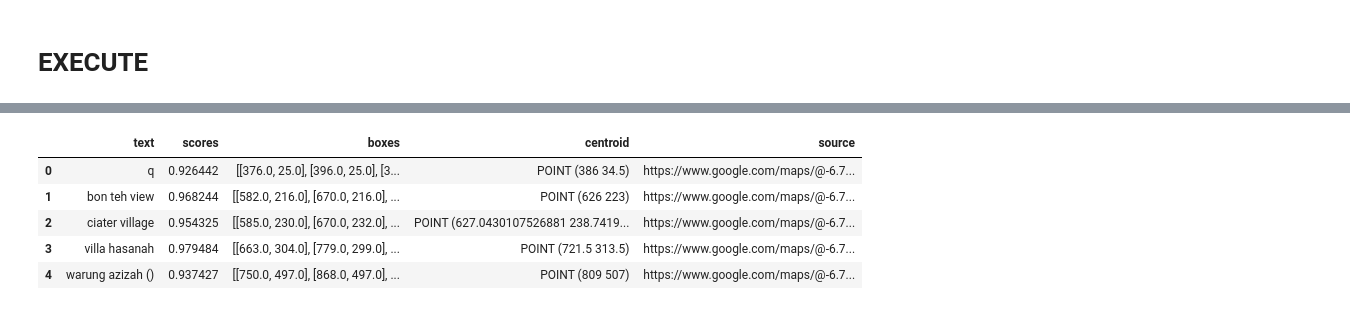
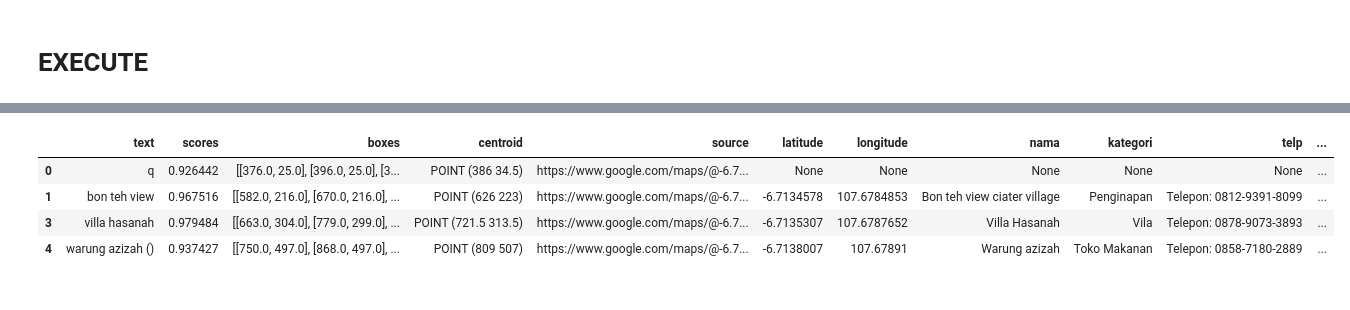
Before and after one commit to dwippu/Replikasi-Projek_SNAPWangi, a Jupyter notebook: code.ipynb, the cells around one changed output, grey strips where cells are left out. Cells and saved outputs as stored; diff of their text form; code cells hidden in the pictures.

```diff
--- a/code.ipynb
+++ b/code.ipynb
@@ -188,7 +191,7 @@ def save_image_with_boxes(image_path, boxes, save_to:str):
 # %%
 def cleaning_text(df_text):
 
-    exclude_list = ["disimpan", "disimpar", "i", "google", "atm", "museum", "an atm", "hotel", "googl", "rekomendasi aktivitas", "transportasi umum", "itn atm", "area ini", "terbaru", "login", "+", "y1 restoran", "restoran", "apotek", "telusuri google maps", "tidak ada info lalu lintas", "lapisan", "lapisar"]
+    exclude_list = ["disimpan", "disimpar", "i", "google", "atm", "museum", "an atm", "hotel", "googl", "rekomendasi aktivitas", "transportasi umum", "itn atm", "area ini", "terbaru", "login", "+", "y1 restoran", "restoran", "apotek", "telusuri google maps", "tidak ada info lalu lintas", "lapisan", "lapisar", "lapisa"]
     exclude_specified_position = [Point(1799, 30), Point(35,37), Point(35,112.5), Point(33,184), Point(1885,809), Point(1858,31), Point(549,36), Point(644,36)]
     df_text["text"] = df_text["text"].str.lower()
     df_text["text"] = df_text["text"].str.strip()
@@ -234,7 +237,7 @@ def get_point_coor(link):
     return tag.split("!4d")
 # %%
 def add_column(df):
-    col = ["latitude", "longitude", "nama", "kategori", "telp", "alamat", "website", "email", "last_review", "date_last_review"]
+    col = ["latitude", "longitude", "nama", "kategori", "telp", "alamat", "website", "last_review", "date_last_review", "last_review_rating"]
     for i in col:
         if i not in df.columns:
             df[f"{i}"] = None
@@ -390,10 +428,9 @@ driver.quit()
 [figure]
-# %%
-(clean_result)
-# %% [output]
-|  | text | scores | boxes | centroid | source |
-| 0 | q | 0.926442 | [[376.0, 25.0], [396.0, 25.0], [3... | POINT (386 34.5) | https://www.google.com/maps/@-6.7... |
-| 1 | bon teh view | 0.968244 | [[582.0, 216.0], [670.0, 216.0], ... | POINT (626 223) | https://www.google.com/maps/@-6.7... |
-| 2 | ciater village | 0.954325 | [[585.0, 230.0], [670.0, 232.0], ... | POINT (627.0430107526881 238.7419... | https://www.google.com/maps/@-6.7... |
-| 3 | villa hasanah | 0.979484 | [[663.0, 304.0], [779.0, 299.0], ... | POINT (721.5 313.5) | https://www.google.com/maps/@-6.7... |
-| 4 | warung azizah () | 0.937427 | [[750.0, 497.0], [868.0, 497.0], ... | POINT (809 507) | https://www.google.com/maps/@-6.7... |
+# %%
+df_result
+# %% [output]
+|  | text | scores | boxes | centroid | source | latitude | longitude | nama | kategori | telp | ... |
+| 0 | q | 0.926442 | [[376.0, 25.0], [396.0, 25.0], [3... | POINT (386 34.5) | https://www.google.com/maps/@-6.7... | None | None | None | None | None | ... |
+| 1 | bon teh view | 0.967516 | [[582.0, 216.0], [670.0, 216.0], ... | POINT (626 223) | https://www.google.com/maps/@-6.7... | -6.7134578 | 107.6784853 | Bon teh view ciater village | Penginapan | Telepon: 0812-9391-8099 | ... |
+| 3 | villa hasanah | 0.979484 | [[663.0, 304.0], [779.0, 299.0], ... | POINT (721.5 313.5) | https://www.google.com/maps/@-6.7... | -6.7135307 | 107.6787652 | Villa Hasanah | Vila | Telepon: 0878-9073-3893 | ... |
+| 4 | warung azizah () | 0.937427 | [[750.0, 497.0], [868.0, 497.0], ... | POINT (809 507) | https://www.google.com/maps/@-6.7... | -6.7138007 | 107.67891 | Warung azizah | Toko Makanan | Telepon: 0858-7180-2889 | ... |
```
Also changed, not shown: parts of 5 cells of this notebook, 5 other files.
